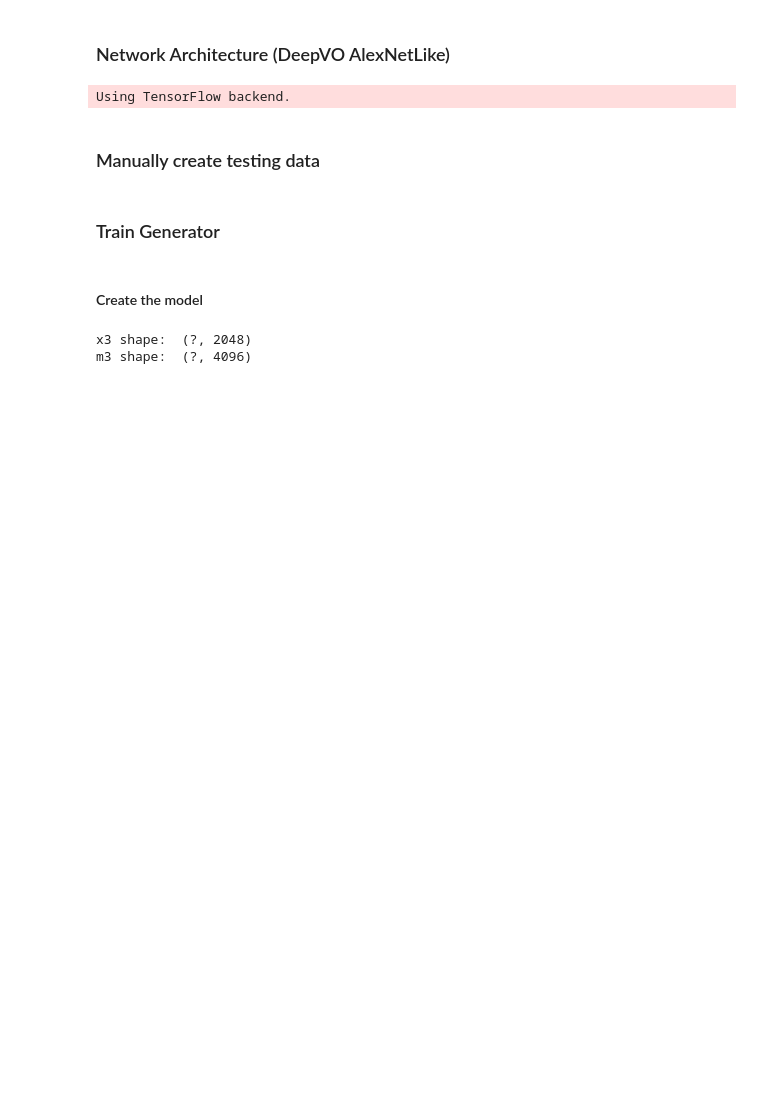
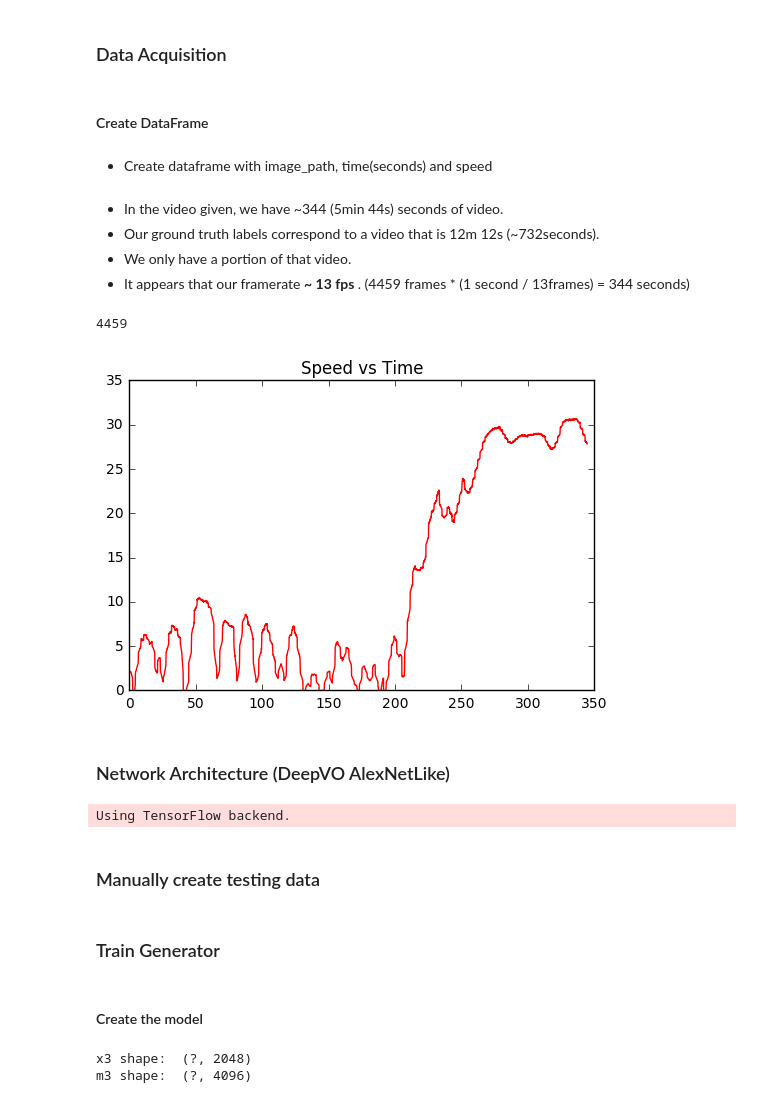
Before and after one commit to JonathanCMitchell/speedChallenge, a Jupyter notebook: DeepVO.ipynb, the cells around one changed output. Drawn from its saved outputs; the diff is of its cells as text; code cells hidden in the pictures; blank space fills up the shorter version.

Commit message:
[feature] - displays histogram speed v time

```diff
--- a/DeepVO.ipynb
+++ b/DeepVO.ipynb
@@ -7,2 +8,27 @@ import matplotlib.image as mpimg
 import pandas as pd
 %matplotlib inline
+# %% [markdown]
+### Data Acquisition
+# %% [markdown]
+#### Create DataFrame
+# %% [markdown]
+* Create dataframe with image_path, time(seconds) and speed
+# %% [markdown]
+* In the video given, we have ~344 (5min 44s) seconds of video.
+* Our ground truth labels correspond to a video that is 12m 12s (~732seconds).
+* We only have a portion of that video.
+* It appears that our framerate <strong>~ 13 fps </strong>. (4459 frames * (1 second / 13frames) = 344 seconds)
+# %%
+df = pd.read_csv('./data/driving.csv')
+df.head(10)
+len(df)
+# %% [output]
+4459
+# %%
+times = np.asarray(df['time'], dtype = np.float32)
+speeds = np.asarray(df['speed'], dtype=np.float32)
+plt.plot(times, speeds, 'r-')
+plt.title('Speed vs Time')
+plt.show()
+# %% [output]
+[figure, added]
```
Also changed, not shown: parts of 2 cells of this notebook, 1 other file.
